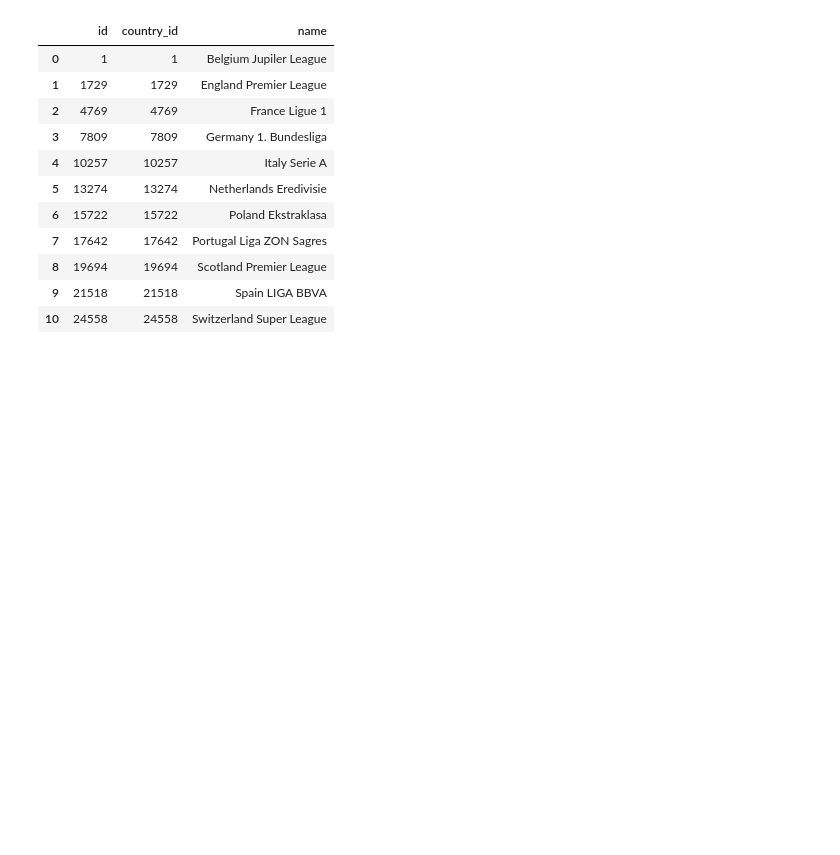
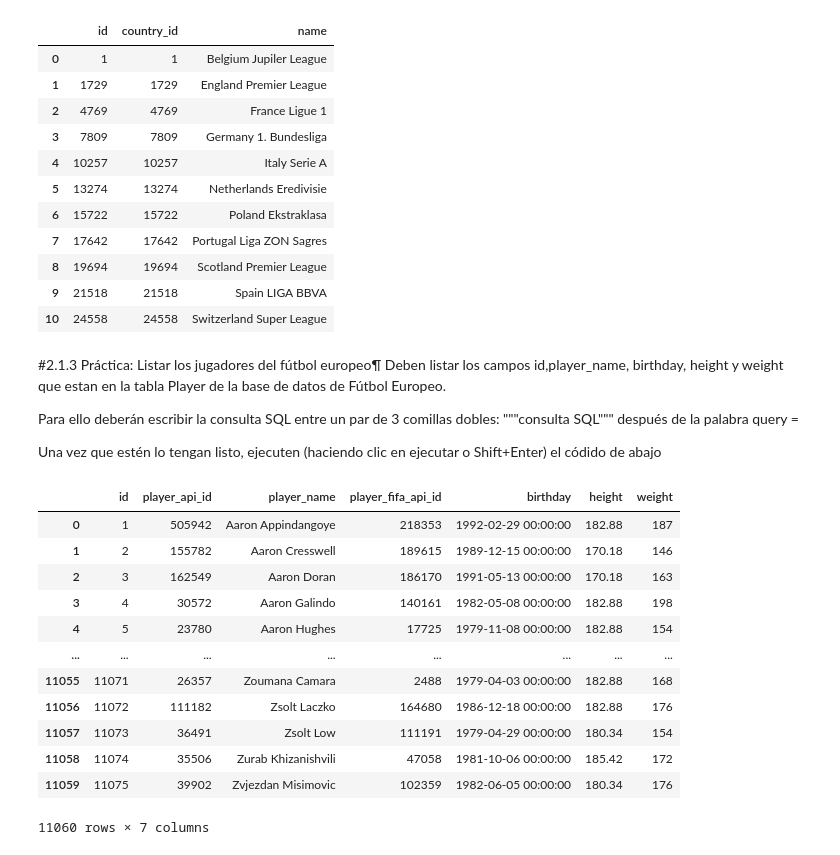
Before and after one commit to nihcim/TalentoTech, a Jupyter notebook: Taller_SQL_JCMR.ipynb, the cells around one changed output. Cells and saved outputs as stored; diff of their text form; code cells hidden in the pictures; blank space fills up the shorter version.

```diff
--- a/Taller_SQL_JCMR.ipynb
+++ b/Taller_SQL_JCMR.ipynb
@@ -156,3 +156,33 @@ leagues
 | 8 | 19694 | 19694 | Scotland Premier League |
 | 9 | 21518 | 21518 | Spain LIGA BBVA |
 | 10 | 24558 | 24558 | Switzerland Super League |
+# %% [markdown]
+#2.1.3 Práctica: Listar los jugadores del fútbol europeo¶
+Deben listar los campos id,player_name, birthday, height y weight que estan en la tabla Player de la base de datos de Fútbol Europeo.
+
+Para ello deberán escribir la consulta SQL entre un par de 3 comillas dobles: """consulta SQL""" después de la palabra query =
+
+Una vez que estén lo tengan listo, ejecuten (haciendo clic en ejecutar o Shift+Enter) el códido de abajo
+# %%
+#Ingrese la consulta SQL entre un par de 3 comillas dobles: """consulta SQL""" después de la palabra query =
+
+query = """SELECT *
+            FROM Player;"""
+
+#No modificar lo siguiente:
+players = pd.read_sql(query, conn)
+players
+# %% [output]
+|  | id | player_api_id | player_name | player_fifa_api_id | birthday | height | weight |
+| 0 | 1 | 505942 | Aaron Appindangoye | 218353 | 1992-02-29 00:00:00 | 182.88 | 187 |
+| 1 | 2 | 155782 | Aaron Cresswell | 189615 | 1989-12-15 00:00:00 | 170.18 | 146 |
+| 2 | 3 | 162549 | Aaron Doran | 186170 | 1991-05-13 00:00:00 | 170.18 | 163 |
+| 3 | 4 | 30572 | Aaron Galindo | 140161 | 1982-05-08 00:00:00 | 182.88 | 198 |
+| 4 | 5 | 23780 | Aaron Hughes | 17725 | 1979-11-08 00:00:00 | 182.88 | 154 |
+| ... | ... | ... | ... | ... | ... | ... | ... |
+| 11055 | 11071 | 26357 | Zoumana Camara | 2488 | 1979-04-03 00:00:00 | 182.88 | 168 |
+| 11056 | 11072 | 111182 | Zsolt Laczko | 164680 | 1986-12-18 00:00:00 | 182.88 | 176 |
+| 11057 | 11073 | 36491 | Zsolt Low | 111191 | 1979-04-29 00:00:00 | 180.34 | 154 |
+| 11058 | 11074 | 35506 | Zurab Khizanishvili | 47058 | 1981-10-06 00:00:00 | 185.42 | 172 |
+| 11059 | 11075 | 39902 | Zvjezdan Misimovic | 102359 | 1982-06-05 00:00:00 | 180.34 | 176 |
+11060 rows × 7 columns
```
Also changed, not shown: parts of 33 cells of this notebook.
